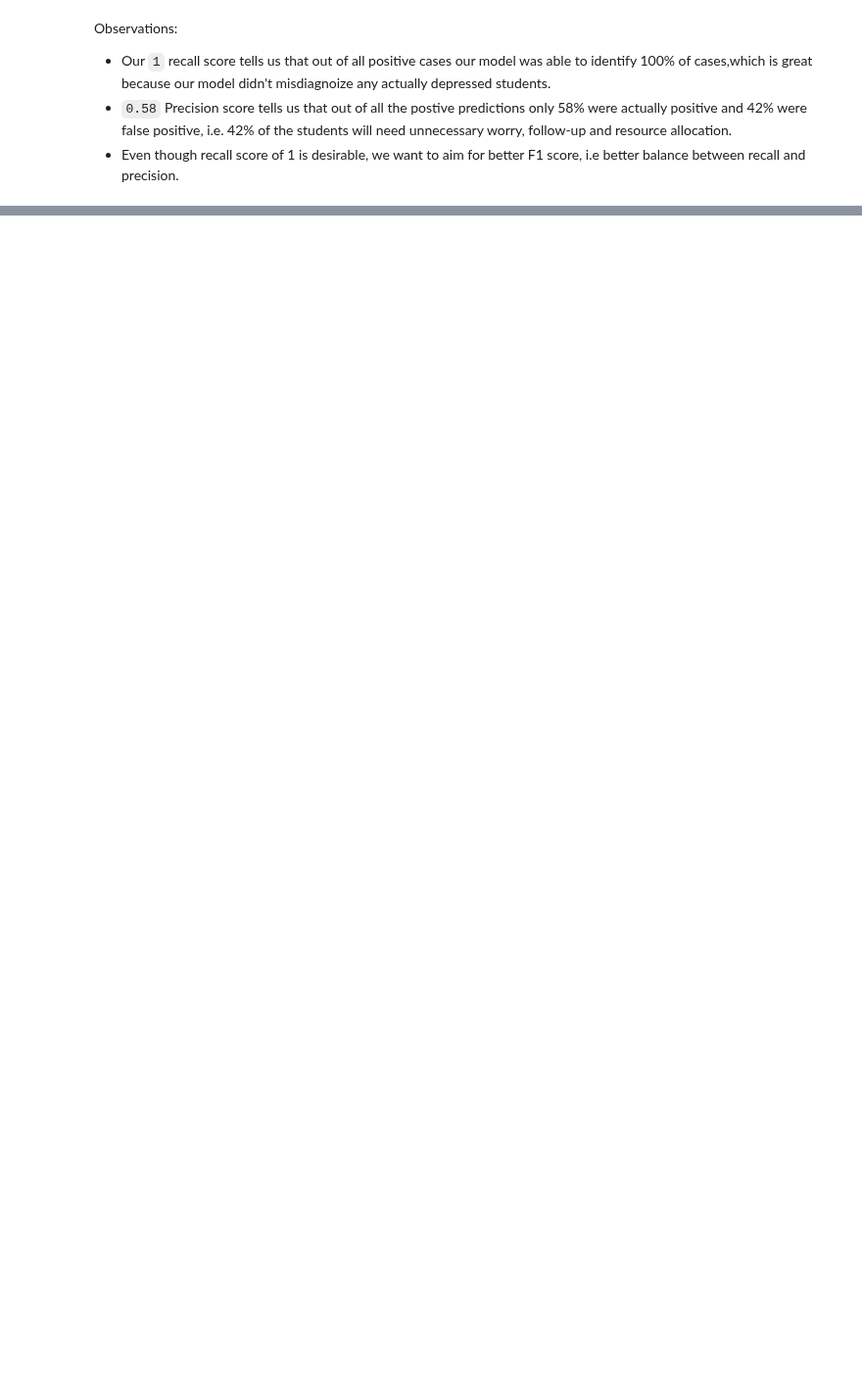
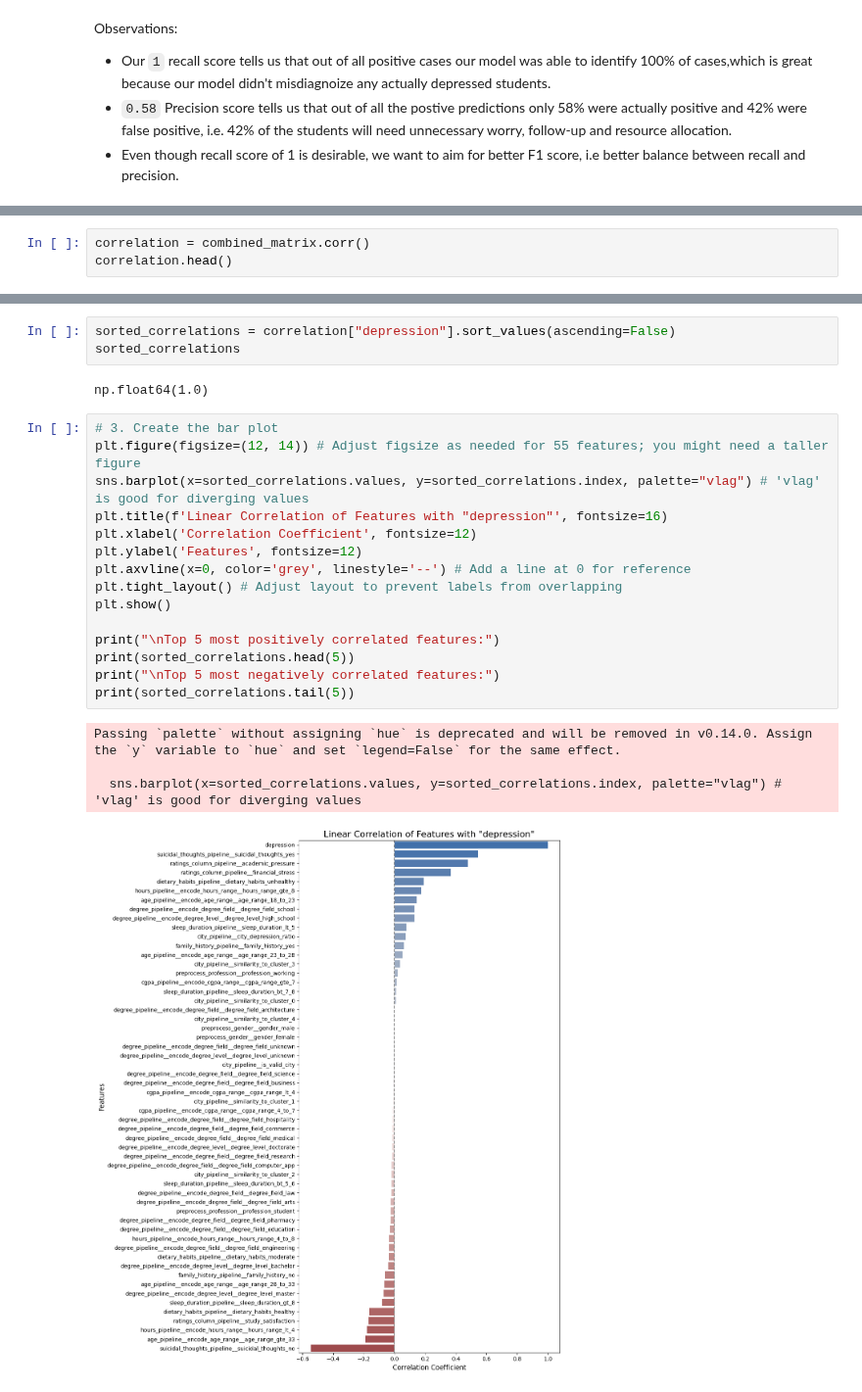
Before and after one commit to gaurangdave/mental_health_ml, a Jupyter notebook: notebooks/03_0_training_evaluation.ipynb, the cells around one changed output, grey strips where cells are left out. Shown at 98% size. Cells and saved outputs as stored; diff of their text form; blank space fills up the shorter version.

```diff
--- a/notebooks/03_0_training_evaluation.ipynb
+++ b/notebooks/03_0_training_evaluation.ipynb
@@ -95,0 +164,3 @@ Observations:
+# %%
+correlation = combined_matrix.corr()
+correlation.head()
@@ -95,0 +177,25 @@ Observations:
+# %%
+sorted_correlations = correlation["depression"].sort_values(ascending=False)
+sorted_correlations
+# %% [output]
+np.float64(1.0)
+# %%
+# 3. Create the bar plot
+plt.figure(figsize=(12, 14)) # Adjust figsize as needed for 55 features; you might need a taller figure
+sns.barplot(x=sorted_correlations.values, y=sorted_correlations.index, palette="vlag") # 'vlag' is good for diverging values
+plt.title(f'Linear Correlation of Features with "depression"', fontsize=16)
+plt.xlabel('Correlation Coefficient', fontsize=12)
+plt.ylabel('Features', fontsize=12)
+plt.axvline(x=0, color='grey', linestyle='--') # Add a line at 0 for reference
+plt.tight_layout() # Adjust layout to prevent labels from overlapping
+plt.show()
+
+print("\nTop 5 most positively correlated features:")
+print(sorted_correlations.head(5))
+print("\nTop 5 most negatively correlated features:")
+print(sorted_correlations.tail(5))
+# %% [output]
+Passing `palette` without assigning `hue` is deprecated and will be removed in v0.14.0. Assign the `y` variable to `hue` and set `legend=False` for the same effect.
+
+  sns.barplot(x=sorted_correlations.values, y=sorted_correlations.index, palette="vlag") # 'vlag' is good for diverging values
+[figure, added]
```
Also changed, not shown: parts of 19 cells of this notebook, 3 other files.
